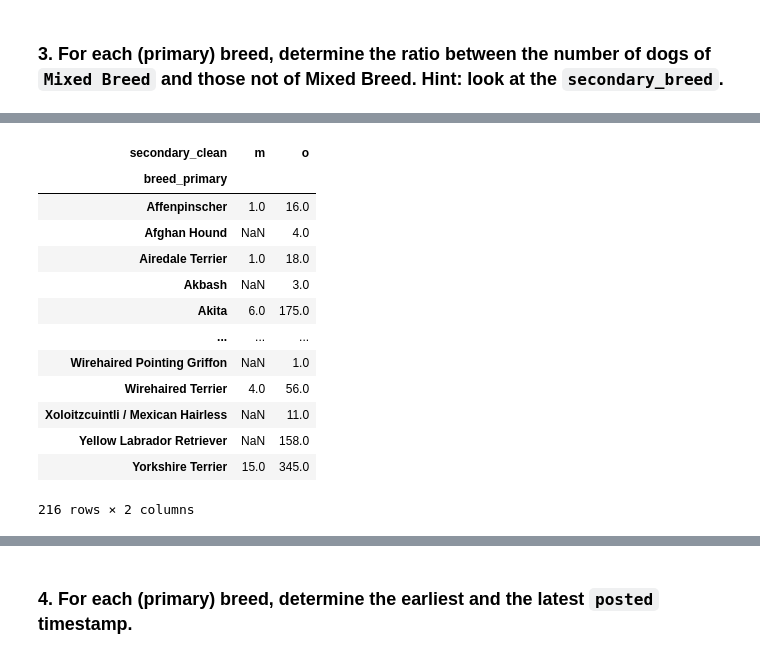
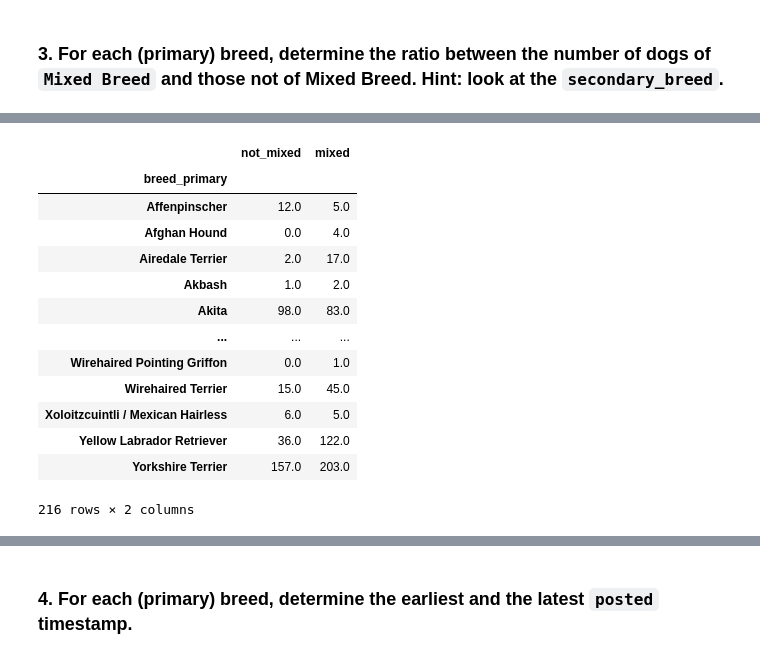
Before and after one commit to CoroTheBoss/CS-project, a Jupyter notebook: notebook.ipynb, the cells around one changed output, grey strips where cells are left out. Drawn from its saved outputs; the diff is of its cells as text; code cells hidden in the pictures.

```diff
--- a/notebook.ipynb
+++ b/notebook.ipynb
@@ -58,0 +32,5 @@ There are 33 dogs with status that is not adoptable
+# %%
+# Replacing NaN values
+dog.loc[dog.status != 'adoptable', ['status']] = 'not adoptable'
+# Printing the first not adoptable dogs to visualize the data
+dog.loc[dog.status != 'adoptable', ['id', 'status']].head()
@@ -89,11 +78,3 @@ Yorkshire Terrier                    360
 Name: id, Length: 216, dtype: int64
 # %% [markdown]
 ### 3. For each (primary) breed, determine the ratio between the number of dogs of `Mixed Breed` and those not of Mixed Breed. Hint: look at the `secondary_breed`.
-# %%
-dog.insert(loc = 6,
-          column = 'secondary_clean',
-          value = 1)
-# %%
-dog.loc[dog['breed_secondary']=='Mixed Breed', 'secondary_clean']='m'
-# %%
-dog.loc[(dog.breed_secondary!='Mixed Breed'),'secondary_clean']='o'
@@ -133,18 +81,21 @@ Name: id, Length: 354, dtype: int64
 # %%
-tabdf=tab.unstack() #determine m/o
-tabdf
+breed_tab = dog.groupby(['breed_primary','breed_mixed'])['id'].count()
+breed_tab = breed_tab.unstack()
+breed_tab.columns = ['not_mixed', 'mixed']
+breed_tab[np.isnan(breed_tab)] = 0
+breed_tab
 # %% [output]
-| secondary_clean | m | o |
+|  | not_mixed | mixed |
 | breed_primary |  |  |
-| Affenpinscher | 1.0 | 16.0 |
-| Afghan Hound | NaN | 4.0 |
-| Airedale Terrier | 1.0 | 18.0 |
-| Akbash | NaN | 3.0 |
-| Akita | 6.0 | 175.0 |
+| Affenpinscher | 12.0 | 5.0 |
+| Afghan Hound | 0.0 | 4.0 |
+| Airedale Terrier | 2.0 | 17.0 |
+| Akbash | 1.0 | 2.0 |
+| Akita | 98.0 | 83.0 |
 | ... | ... | ... |
-| Wirehaired Pointing Griffon | NaN | 1.0 |
-| Wirehaired Terrier | 4.0 | 56.0 |
-| Xoloitzcuintli / Mexican Hairless | NaN | 11.0 |
-| Yellow Labrador Retriever | NaN | 158.0 |
-| Yorkshire Terrier | 15.0 | 345.0 |
+| Wirehaired Pointing Griffon | 0.0 | 1.0 |
+| Wirehaired Terrier | 15.0 | 45.0 |
+| Xoloitzcuintli / Mexican Hairless | 6.0 | 5.0 |
+| Yellow Labrador Retriever | 36.0 | 122.0 |
+| Yorkshire Terrier | 157.0 | 203.0 |
 216 rows × 2 columns
```
Also changed, not shown: parts of 34 cells of this notebook.
